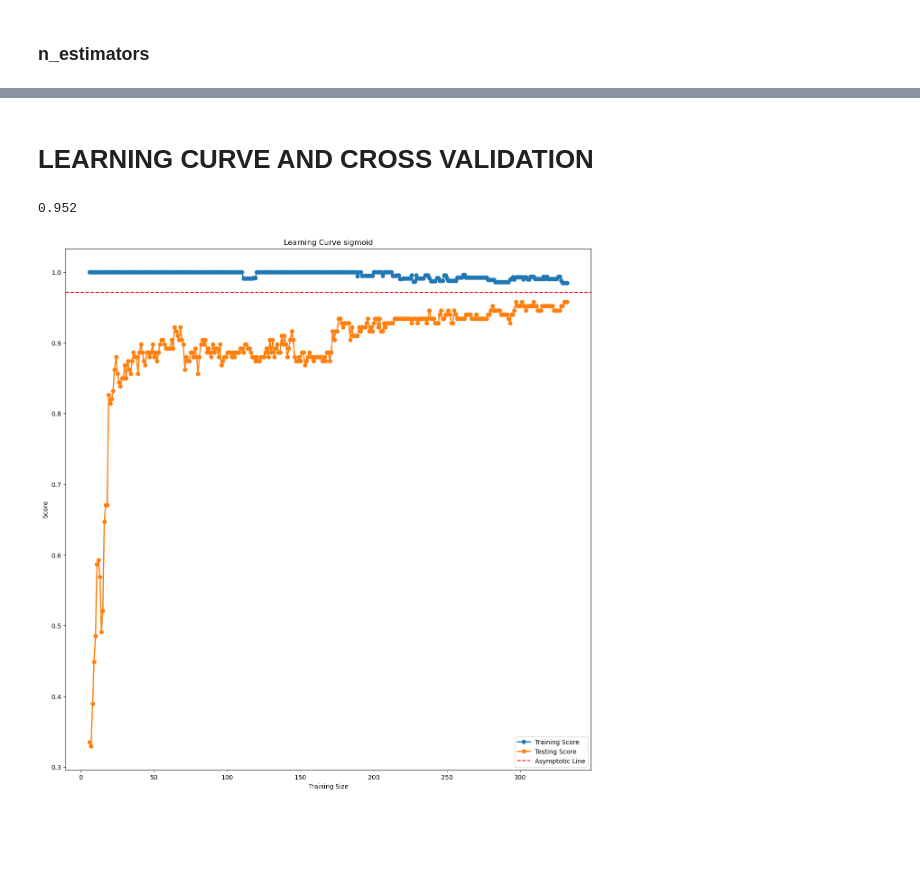
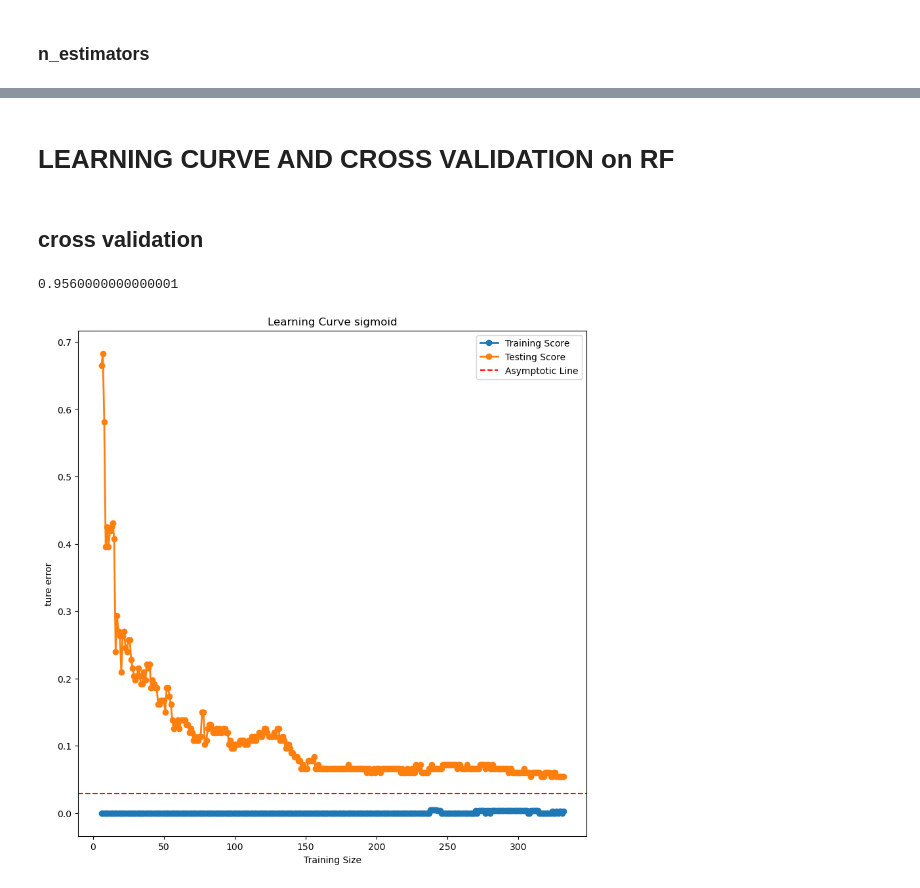
Before and after one commit to zhangchi233/assignment2_geo5017, a Jupyter notebook: code/model_construction.ipynb, the cells around one changed output, grey strips where cells are left out. Cells and saved outputs as stored; diff of their text form; code cells hidden in the pictures; blank space fills up the shorter version.

```diff
--- a/code/model_construction.ipynb
+++ b/code/model_construction.ipynb
@@ -181,7 +215,10 @@ linear
 ## coef0 no big effect, 4-5 is best
 ## sigmoid performance worst, not suitable to be a kernel
 # %%
-clf = svm.SVC(C=11,kernel = 'linear',decision_function_shape='ovo')
+clf = svm.SVC(C=kernel_parameter[best_kernel]["C"],\
+                      kernel = best_kernel,gamma=kernel_parameter[best_kernel]["gamma"],\
+                      degree =kernel_parameter[best_kernel]["degree"],\
+              coef0=kernel_parameter[best_kernel]["coef0"])
 clf.fit(X_train, y_train)
 predicted = clf.predict(X_test)
 print(
@@ -226,7 +263,10 @@ for kernel in kernels:
     train_scores = [] # your list of training scores
     test_scores = []
     for i in range(6,len(X_train)):
-        clf = svm.SVC(C=11.6,gamma=0.013,kernel = kernel,degree = 2,coef0=4.4,decision_function_shape='ovo')
+        clf = clf = svm.SVC(C=kernel_parameter[kernel]["C"],\
+                      kernel = kernel,gamma=kernel_parameter[kernel]["gamma"],\
+                      degree =kernel_parameter[kernel]["degree"],\
+              coef0=kernel_parameter[kernel]["coef0"],decision_function_shape='ovo')
         x_train = X_train[:i]
         y_train_partial =y_train[:i]
         clf.fit(x_train, y_train_partial)
@@ -237,15 +277,17 @@ for kernel in kernels:
         predicted = clf.predict(X_test)
         z = metrics.accuracy_score(y_test, predicted)
         test_scores.append(z)
+    train_scores= np.array(train_scores)
+    test_scores=np.array(test_scores)
     fig = plt.figure(figsize=(15,15))
-    plt.plot(train_sizes, train_scores, 'o-', label="Training Score", linewidth=2)
-    plt.plot(train_sizes, test_scores, 'o-', label="Testing Score", linewidth=2)
+    plt.plot(train_sizes, 1-train_scores, 'o-', label="Training Score", linewidth=2)
+    plt.plot(train_sizes, 1-test_scores, 'o-', label="Testing Score", linewidth=2)
 
-    plt.axhline(y=max(test_scores)/2+min(train_scores)/2, color='r', linestyle='--', label="Asymptotic Line")
+    plt.axhline(y=(1-test_scores[-1])/2+(1-train_scores[-1])/2, color='r', linestyle='--', label="Asymptotic Line")
 
     plt.xlabel("Training Size")
     plt.ylabel("Score")
-    plt.title("Learning Curve "+kernel)
+    plt.title("Learning Curve kernel is:"+kernel)
     plt.legend(loc="best")
 
     plt.show()
@@ -260,7 +302,7 @@ for kernel in kernels:
 from sklearn.ensemble import RandomForestClassifier
 from sklearn.model_selection import cross_val_score
 
-clf = svm.SVC(C=11.6,gamma=0.013,kernel = 'linear',degree = 2,coef0=4.4,decision_function_shape='ovo')
+clf = svm.SVC(C=0.9,kernel = 'linear',degree = 2,coef0=4.4,decision_function_shape='ovo')
 scores = cross_val_score(clf, eigenvalues, pointlabels, cv=5)
 print(scores.mean())
 # %% [output]
@@ -339,7 +382,7 @@ x_scores = []
 max_accuracy = 0
 c = 0
 for i in ["gini", "entropy"]:
-    clf = RandomForestClassifier(n_estimators=16,criterion=i, min_impurity_decrease=0.0046, random_state=4,n_jobs=5)
+    clf = RandomForestClassifier(n_estimators=51,criterion=i, min_impurity_decrease=0.0013, random_state=52,n_jobs=5)
     clf.fit(X_train,y_train)
     predicted = clf.predict(X_test)
     z = metrics.accuracy_score(y_test, predicted)
@@ -355,39 +401,43 @@ print(max_accuracy,c)
 # %% [markdown]
-# LEARNING CURVE AND CROSS VALIDATION
+# LEARNING CURVE AND CROSS VALIDATION on RF
+# %% [markdown]
+## cross validation
 # %%
-clf = RandomForestClassifier(n_estimators=16, min_impurity_decrease=0.0046, random_state=4,n_jobs=5)
+clf = RandomForestClassifier(n_estimators=51,criterion=i, min_impurity_decrease=0.0013, random_state=52,n_jobs=5)
 scores = cross_val_score(clf, eigenvalues, pointlabels, cv=5)
 print(scores.mean())
 # %% [output]
-0.952
+0.9560000000000001
 # %%
-clf = RandomForestClassifier(n_estimators=16, min_impurity_decrease=0.0046, random_state=4,n_jobs=5)
+clf = RandomForestClassifier(n_estimators=51, min_impurity_decrease=0.0013, random_state=52,n_jobs=5)
 train_sizes = [] # your list of training sizes
 train_scores = [] # your list of training scores
 test_scores = []
 for i in range(6,len(X_train)):
 
         x_train = X_train[:i]
         y_train_partial =y_train[:i]
         clf.fit(x_train, y_train_partial)
         predicted = clf.predict(x_train)
         z = metrics.accuracy_score(y_train_partial, predicted)
         train_sizes.append(i)
         train_scores.append(z)
         predicted = clf.predict(X_test)
         z = metrics.accuracy_score(y_test, predicted)
         test_scores.append(z)
-fig = plt.figure(figsize=(15,15))
-plt.plot(train_sizes, train_scores, 'o-', label="Training Score", linewidth=2)
-plt.plot(train_sizes, test_scores, 'o-', label="Testing Score", linewidth=2)
+train_scores= np.array(train_scores)
+test_scores=np.array(test_scores)
+fig = plt.figure(figsize=(10,10))
+plt.plot(train_sizes, 1-train_scores, 'o-', label="Training Score", linewidth=2)
+plt.plot(train_sizes, 1-test_scores, 'o-', label="Testing Score", linewidth=2)
 
-plt.axhline(y=max(test_scores)/2+min(train_scores)/2, color='r', linestyle='--', label="Asymptotic Line")
+plt.axhline(y=min(1-test_scores)/2+max(1-train_scores)/2, color='r', linestyle='--', label="Asymptotic Line")
 
 plt.xlabel("Training Size")
-plt.ylabel("Score")
+plt.ylabel("ture error")
 plt.title("Learning Curve "+kernel)
 plt.legend(loc="best")
 
 plt.show()
 # %% [output]
-[figure, old version]
+[figure, new version]
```
Also changed, not shown: parts of 17 cells of this notebook, 1 other file.
